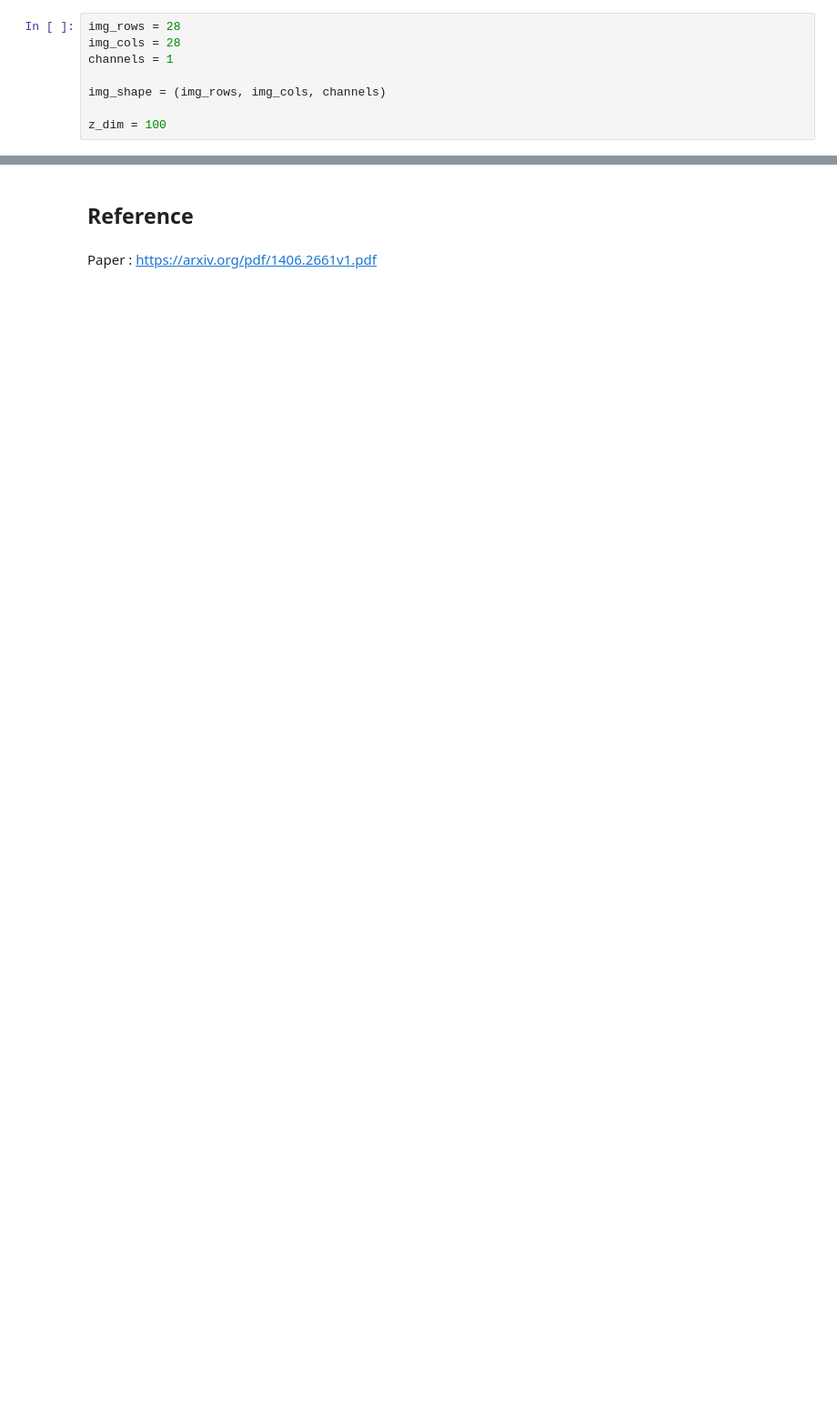
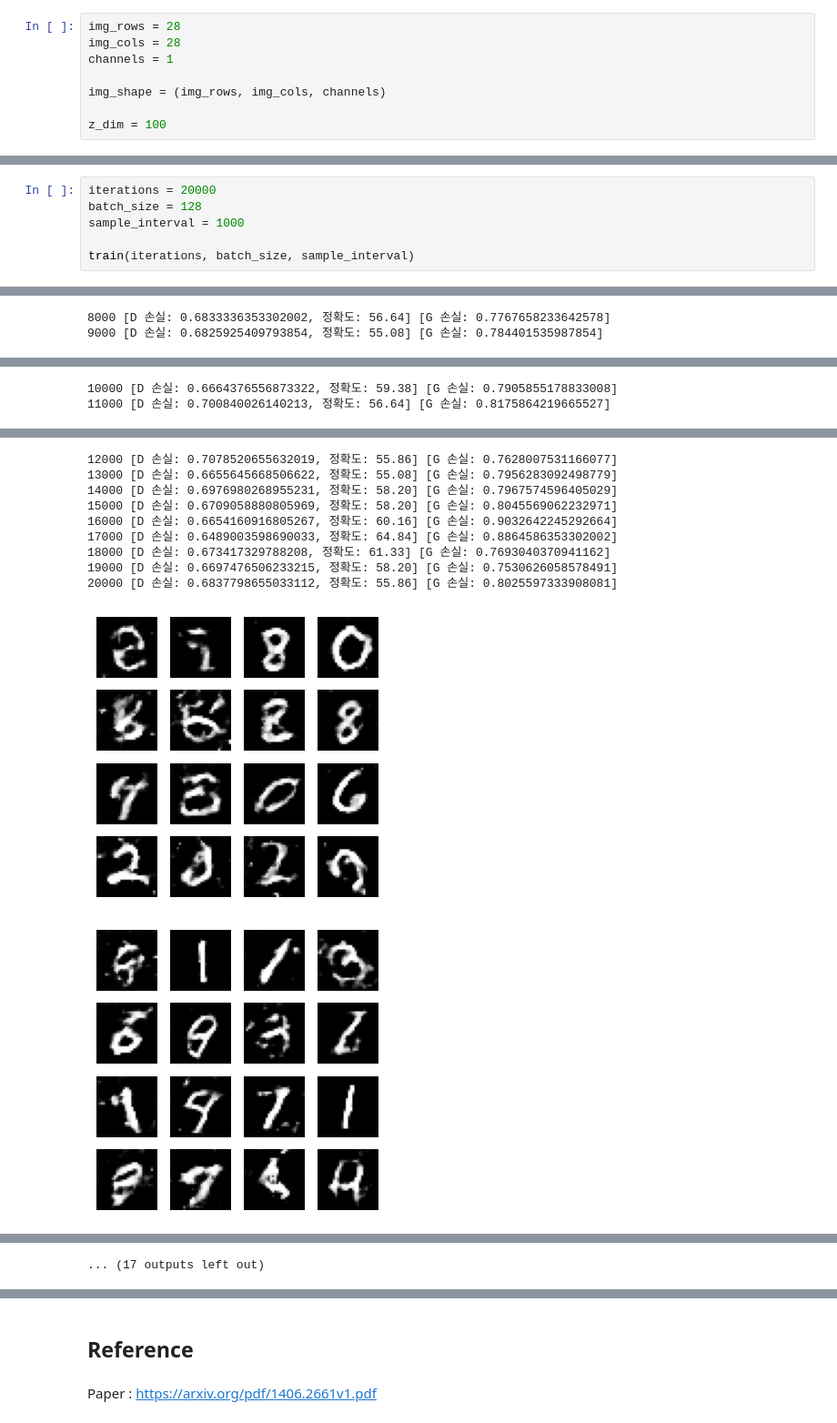
Before and after one commit to drmoon-1st/Paper-Review, a Jupyter notebook: Generative Adversarial Nets/Generative Adversarial Nets.ipynb, the cells around one changed output, grey strips where cells are left out. Shown at 91% size. Cells and saved outputs as stored; diff of their text form; blank space fills up the shorter version.

```diff
--- a/Generative Adversarial Nets/Generative Adversarial Nets.ipynb
+++ b/Generative Adversarial Nets/Generative Adversarial Nets.ipynb
@@ -300,0 +440,7 @@ def build_descriminator(img_shape):
+# %%
+iterations = 20000
+batch_size = 128
+sample_interval = 1000
+
+train(iterations, batch_size, sample_interval)
+# %% [output]
@@ -300,0 +457,2 @@ def build_descriminator(img_shape):
+8000 [D 손실: 0.6833336353302002, 정확도: 56.64] [G 손실: 0.7767658233642578]
+9000 [D 손실: 0.6825925409793854, 정확도: 55.08] [G 손실: 0.784401535987854]
@@ -300,0 +460,2 @@ def build_descriminator(img_shape):
+10000 [D 손실: 0.6664376556873322, 정확도: 59.38] [G 손실: 0.7905855178833008]
+11000 [D 손실: 0.700840026140213, 정확도: 56.64] [G 손실: 0.8175864219665527]
@@ -300,0 +466,11 @@ def build_descriminator(img_shape):
+12000 [D 손실: 0.7078520655632019, 정확도: 55.86] [G 손실: 0.7628007531166077]
+13000 [D 손실: 0.6655645668506622, 정확도: 55.08] [G 손실: 0.7956283092498779]
+14000 [D 손실: 0.6976980268955231, 정확도: 58.20] [G 손실: 0.7967574596405029]
+15000 [D 손실: 0.6709058880805969, 정확도: 58.20] [G 손실: 0.8045569062232971]
+16000 [D 손실: 0.6654160916805267, 정확도: 60.16] [G 손실: 0.9032642245292664]
+17000 [D 손실: 0.6489003598690033, 정확도: 64.84] [G 손실: 0.8864586353302002]
+18000 [D 손실: 0.673417329788208, 정확도: 61.33] [G 손실: 0.7693040370941162]
+19000 [D 손실: 0.6697476506233215, 정확도: 58.20] [G 손실: 0.7530626058578491]
+20000 [D 손실: 0.6837798655033112, 정확도: 55.86] [G 손실: 0.8025597333908081]
+[figure, added]
+[figure, added]
@@ -300,0 +478 @@ def build_descriminator(img_shape):
+... (17 outputs left out)
```
Also changed, not shown: parts of 24 cells of this notebook.
